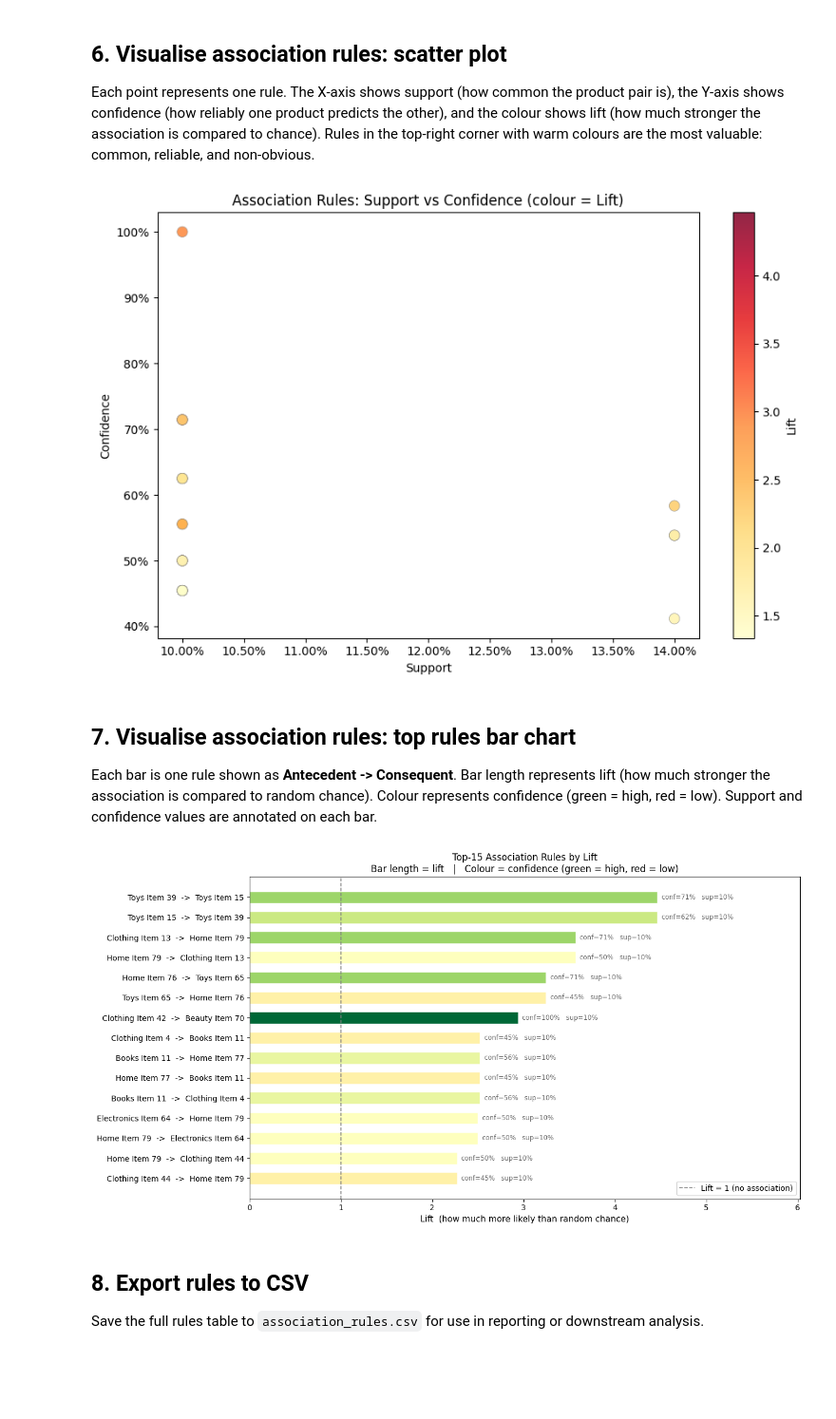
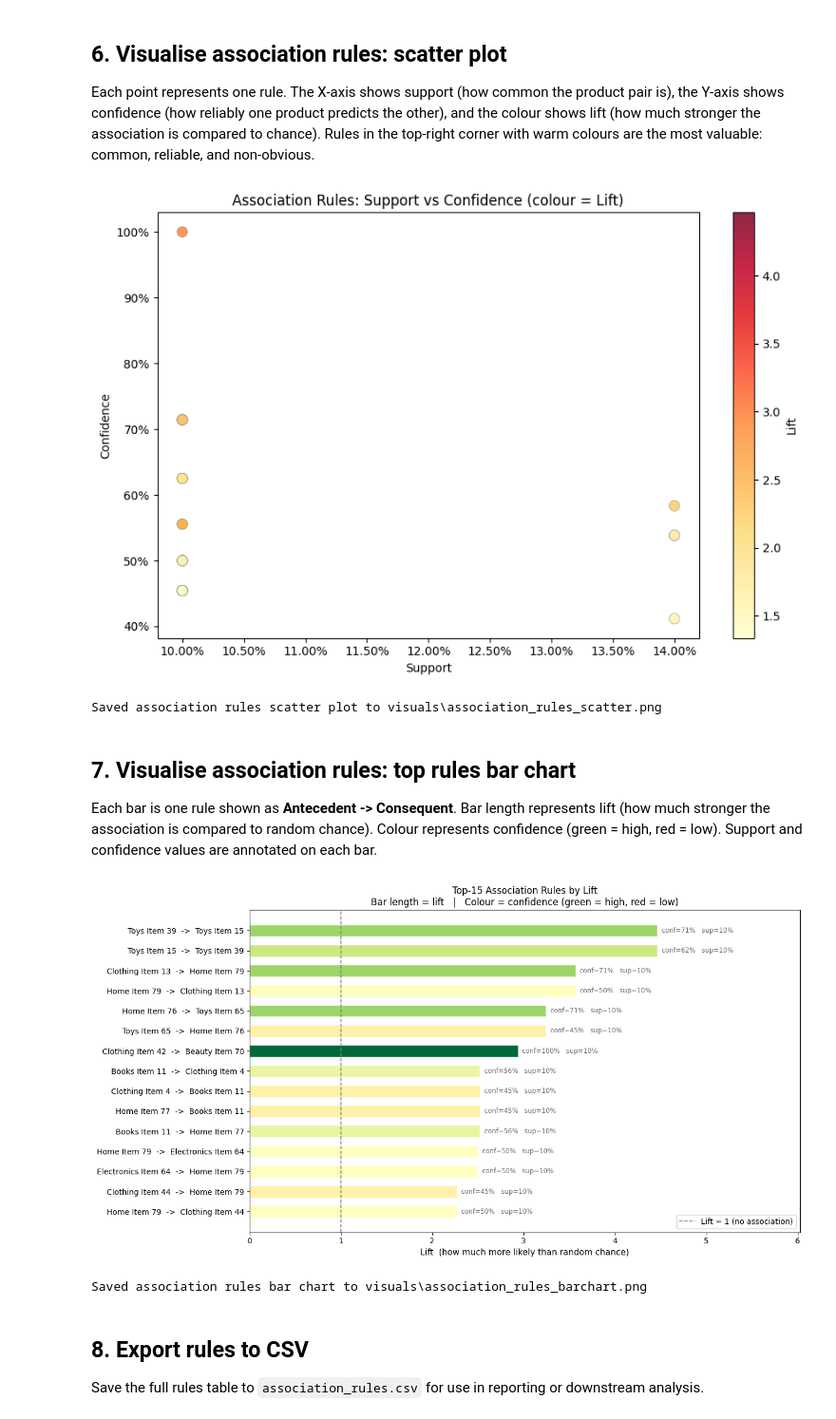
Before and after one commit to Pharo-14/SOEN-471-A2, a Jupyter notebook: src/project_notebook.ipynb, the cells around one changed output. Shown at 95% size. Drawn from its saved outputs; the diff is of its cells as text; code cells hidden in the pictures; blank space fills up the shorter version.

```diff
--- a/src/project_notebook.ipynb
+++ b/src/project_notebook.ipynb
@@ -309,11 +433,7 @@ Convert user-product interactions into market-basket transactions, mine frequent
 Each user's basket is the set of **all products they interacted with**, regardless of rating. Every interaction is treated as a purchase for the purpose of pattern discovery. The `ProductName` column is used so that the resulting rules are human-readable.
 # %%
 # Each row = one user's basket of product names
-transactions = (
-    user_merged.groupby("UserID")["ProductName"]
-    .apply(list)
-    .tolist()
-)
+transactions = cast(list[list[str]], user_merged.groupby("UserID")["ProductName"].agg(list).tolist())
 
 print(f"Number of transactions (users): {len(transactions)}")
 print(f"Average basket size: {sum(len(t) for t in transactions) / len(transactions):.1f}")
@@ -353,9 +473,10 @@ from mlxtend.frequent_patterns import apriori
 
 MIN_SUPPORT = 0.10  # itemset must appear in >= 10 % of baskets
 
-frequent_itemsets = apriori(te_df, min_support=MIN_SUPPORT, use_colnames=True)
-frequent_itemsets["length"] = frequent_itemsets["itemsets"].apply(len)
-frequent_itemsets = frequent_itemsets.sort_values("support", ascending=False).reset_index(drop=True)
+frequent_itemsets = cast(pd.DataFrame, apriori(te_df, min_support=MIN_SUPPORT, use_colnames=True))
+frequent_itemsets["length"] = [len(itemset) for itemset in frequent_itemsets["itemsets"]]
+frequent_itemsets_sorted = cast(pd.DataFrame, pd.DataFrame.sort_values(cast(pd.DataFrame, frequent_itemsets), by=["support"], ascending=False))
+frequent_itemsets = cast(pd.DataFrame, frequent_itemsets_sorted.reset_index(drop=True))
 
 print(f"Frequent itemsets found : {len(frequent_itemsets)}")
 print("By size:")
@@ -393,8 +514,10 @@ from mlxtend.frequent_patterns import association_rules
 
 MIN_CONFIDENCE = 0.40
 
-rules = association_rules(frequent_itemsets, metric="confidence", min_threshold=MIN_CONFIDENCE)
-rules = rules[rules["lift"] > 1.0].sort_values("lift", ascending=False).reset_index(drop=True)
+rules = cast(pd.DataFrame, association_rules(frequent_itemsets, metric="confidence", min_threshold=MIN_CONFIDENCE))
+rules_filtered = cast(pd.DataFrame, rules[rules["lift"] > 1.0])
+rules_sorted = cast(pd.DataFrame, pd.DataFrame.sort_values(cast(pd.DataFrame, rules_filtered), by=["lift"], ascending=False))
+rules = cast(pd.DataFrame, rules_sorted.reset_index(drop=True))
 
 print(f"Rules generated (lift > 1): {len(rules)}")
 
@@ -482,10 +609,13 @@ else:
     ax.xaxis.set_major_formatter(mticker.PercentFormatter(xmax=1))
     ax.yaxis.set_major_formatter(mticker.PercentFormatter(xmax=1))
     plt.tight_layout()
-    plt.savefig("association_rules_scatter.png", dpi=150, bbox_inches="tight")
+    association_rules_scatter_path = VIS_DIR / "association_rules_scatter.png"
+    plt.savefig(association_rules_scatter_path, dpi=150, bbox_inches="tight")
     plt.show()
+    print(f"Saved association rules scatter plot to {association_rules_scatter_path}")
 # %% [output]
 [figure]
+Saved association rules scatter plot to visuals\association_rules_scatter.png
 # %% [markdown]
 ## 7. Visualise association rules: top rules bar chart
 
@@ -495,49 +625,52 @@ if len(rules) == 0:
     print("No rules to plot.")
 else:
     TOP_RULES = 15
-    top_rules = rules.head(TOP_RULES).copy()
-    top_rules["label"] = top_rules.apply(
-        lambda r: f"{chr(39).join(sorted(r['antecedents']))}  ->  {', '.join(sorted(r['consequents']))}",
-        axis=1,
-    )
+    top_rules = cast(pd.DataFrame, rules.head(TOP_RULES).copy())
+    top_rules["label"] = [
+        f"{', '.join(sorted(ants))}  ->  {', '.join(sorted(cons))}"
+        for ants, cons in zip(top_rules["antecedents"], top_rules["consequents"])
+    ]
 
     # Map confidence to a green-to-red colour scale
-    cmap = plt.cm.RdYlGn
+    cmap = plt.get_cmap("RdYlGn")
     colors = [cmap(c) for c in top_rules["confidence"].values]
 
     fig, ax = plt.subplots(figsize=(13, 7))
     bars = ax.barh(
-        top_rules["label"].iloc[::-1],
-        top_rules["lift"].iloc[::-1],
+        list(top_rules["label"])[::-1],
+        list(top_rules["lift"])[::-1],
         color=colors[::-1],
         edgecolor="white",
         height=0.6,
     )
 
     # Annotate each bar with confidence and support
     max_lift = top_rules["lift"].max()
-    for i, (_, row) in enumerate(top_rules.iloc[::-1].iterrows()):
+    for i, (_, row) in enumerate(list(top_rules.iterrows())[::-1]):
         ax.text(
             row["lift"] + max_lift * 0.01,
             i,
             f"conf={row['confidence']:.0%}   sup={row['support']:.0%}",
             va="center", fontsize=8.5, color="dimgray",
         )
 
     ax.axvline(1.0, color="gray", linestyle="--", linewidth=1.2, label="Lift = 1 (no association)")
     ax.set_xlabel("Lift  (how much more likely than random chance)", fontsize=11)
     ax.set_xlim(0, max_lift * 1.35)
     ax.set_title(
         f"Top-{TOP_RULES} Association Rules by Lift\n"
         "Bar length = lift   |   Colour = confidence (green = high, red = low)",
         fontsize=12,
     )
     ax.legend(fontsize=10)
     plt.tight_layout()
-    plt.savefig("association_rules_barchart.png", dpi=150, bbox_inches="tight")
+    association_rules_barchart_path = VIS_DIR / "association_rules_barchart.png"
+    plt.savefig(association_rules_barchart_path, dpi=150, bbox_inches="tight")
     plt.show()
+    print(f"Saved association rules bar chart to {association_rules_barchart_path}")
 # %% [output]
-[figure, old version]
+[figure, new version]
+Saved association rules bar chart to visuals\association_rules_barchart.png
 # %% [markdown]
 ## 8. Export rules to CSV
 
```
Also changed, not shown: parts of 18 cells of this notebook, 5 other files.
